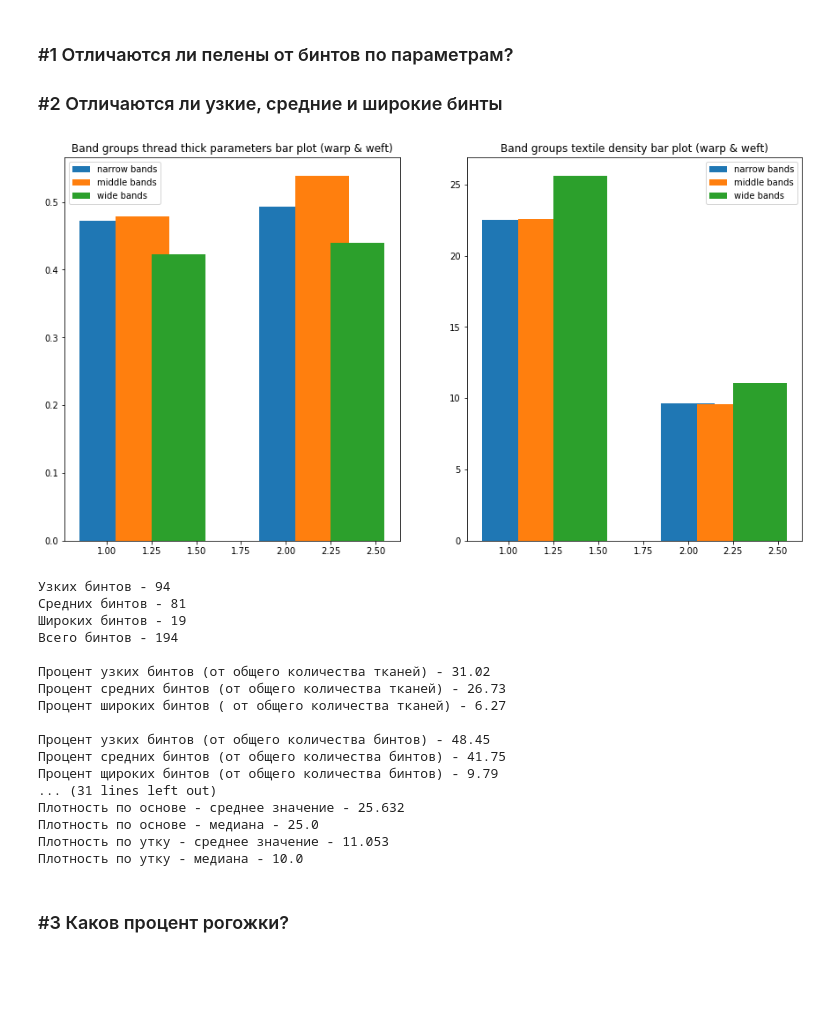
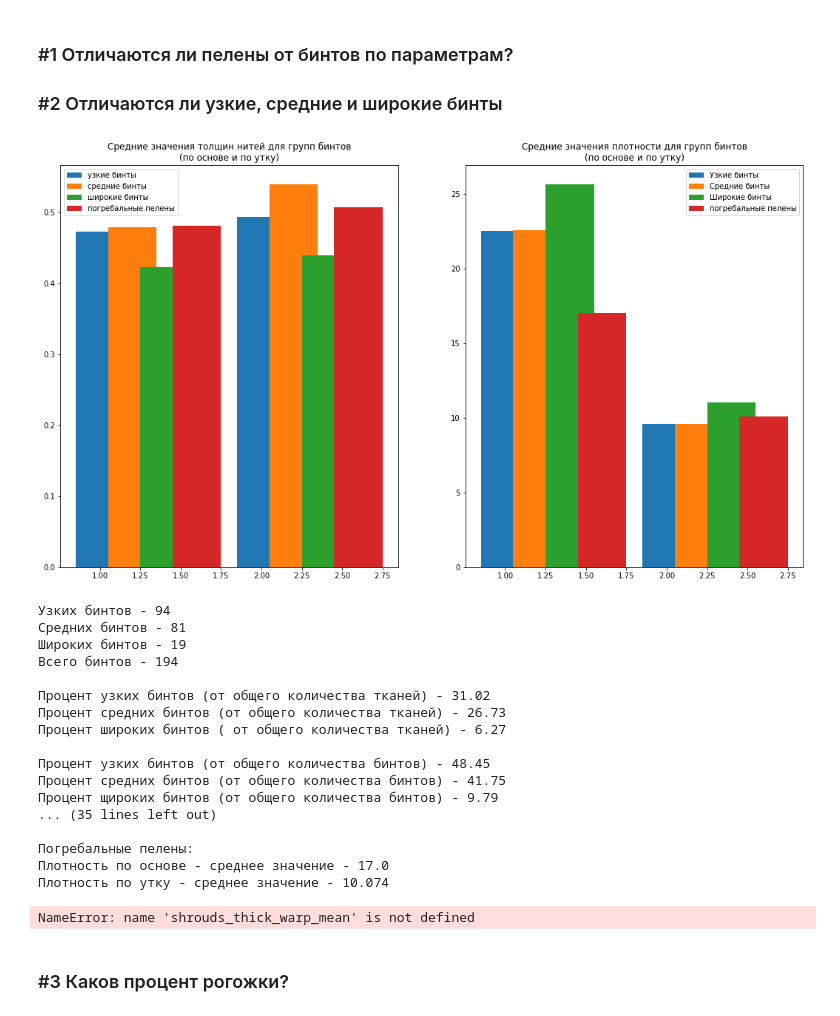
Before and after one commit to streltcov/textile_data, a Jupyter notebook: notebook.ipynb, the cells around one changed output. Cells and saved outputs as stored; diff of their text form; code cells hidden in the pictures; blank space fills up the shorter version.

Commit message:
bands and shrouds comparement

```diff
--- a/notebook.ipynb
+++ b/notebook.ipynb
@@ -702,6 +702,12 @@ wide_bands = textiles[textiles['type'] == 'w_band']
 
 # датафрейм - бинты всех типов;
 bands = pandas.concat([narrow_bands, middle_bands, wide_bands])
+
+########################################################################################################################
+
+shrouds = textiles[textiles['type'] == 'funeral_shroud']
+
+########################################################################################################################
 # %%
 # Проценты типов бинтов от общего количества тканей
 
@@ -767,20 +775,34 @@ wbands_weft_dens_mean = round(wide_bands['weft_dens'].mean(), 3)
 wbands_weft_dens_median = round(wide_bands['weft_dens'].median(), 3)
 
 ########################################################################################################################
+# %%
+
+########################################################################################################################
+
+#
+
+shrouds_thick_mean_warp = round(shrouds['warp_nominal'].mean(), 3)
+shrouds_thick_mean_weft = round(shrouds['weft_nominal'].mean(), 3)
+shrouds_dens_mean_warp = round(shrouds['warp_dens'].mean(), 3)
+shrouds_dens_mean_weft = round(shrouds['weft_dens'].mean(), 3)
+
+########################################################################################################################
 # %%
 
 # Парный график - толщины нитей и плотности тканей для групп бинтов
 
-ax, axes = pyplot.subplots(nrows=1, ncols=2, figsize=[15, 8])
-axes[0].set_title('Band groups thread thick parameters bar plot (warp & weft)')
-axes[0].bar((1, 2), (nbands_warp_thick_mean, nbands_weft_thick_mean), width=0.3, label='narrow bands')
-axes[0].bar((1.2, 2.2), (mbands_warp_thick_mean, mbands_weft_thick_mean), width=0.3, label='middle bands')
-axes[0].bar((1.4, 2.4), (wbands_warp_thick_mean, wbands_weft_thick_mean), width=0.3, label='wide bands')
+ax, axes = pyplot.subplots(nrows=1, ncols=2, figsize=[18, 10])
+axes[0].set_title('Средние значения толщин нитей для групп бинтов\n(по основе и по утку)')
+axes[0].bar((1, 2), (nbands_warp_thick_mean, nbands_weft_thick_mean), width=0.3, label='узкие бинты')
+axes[0].bar((1.2, 2.2), (mbands_warp_thick_mean, mbands_weft_thick_mean), width=0.3, label='средние бинты')
+axes[0].bar((1.4, 2.4), (wbands_warp_thick_mean, wbands_weft_thick_mean), width=0.3, label='широкие бинты')
+axes[0].bar((1.6, 2.6), (shrouds_thick_mean_warp, shrouds_thick_mean_weft), width=0.3, label='погребальные пелены')
 axes[0].legend()
-axes[1].set_title('Band groups textile density bar plot (warp & weft)')
-axes[1].bar((1, 2), (nbands_warp_dens_mean, nbands_weft_dens_mean), width=0.3, label='narrow bands')
-axes[1].bar((1.2, 2.2), (mbands_warp_dens_mean, mbands_weft_dens_mean), width=0.3, label='middle bands')
-axes[1].bar((1.4, 2.4), (wbands_warp_dens_mean, wbands_weft_dens_mean), width=0.3, label='wide bands')
+axes[1].set_title('Средние значения плотности для групп бинтов\n(по основе и по утку)')
+axes[1].bar((1, 2), (nbands_warp_dens_mean, nbands_weft_dens_mean), width=0.3, label='Узкие бинты')
+axes[1].bar((1.2, 2.2), (mbands_warp_dens_mean, mbands_weft_dens_mean), width=0.3, label='Средние бинты')
+axes[1].bar((1.4, 2.4), (wbands_warp_dens_mean, wbands_weft_dens_mean), width=0.3, label='Широкие бинты')
+axes[1].bar((1.6, 2.6), (shrouds_dens_mean_warp, shrouds_dens_mean_weft), width=0.3, label='погребальные пелены')
 axes[1].legend()
 print()
 print()
@@ -797,17 +819,25 @@ print("Широких бинтов - " + str(len(wide_bands)))
 print("Всего бинтов - " + str(len(bands)))
 print()
 
+########################################################################################################################
+
 print("Процент узких бинтов (от общего количества тканей) - " + str(narrow_bands_percent_textiles))
 print("Процент средних бинтов (от общего количества тканей) - " + str(middle_bands_percent_textiles))
 print("Процент широких бинтов ( от общего количества тканей) - " + str(wide_bands_percent_textiles))
+
+########################################################################################################################
 
 print()
 print("Процент узких бинтов (от общего количества бинтов) - " + str(narrow_bands_percent_bands))
 print("Процент средних бинтов (от общего количества бинтов) - " + str(middle_bands_percent_bands))
 print("Процент щироких бинтов (от общего количества бинтов) - " + str(wide_bands_percent_bands))
 
+########################################################################################################################
+
 print()
 print("Процент бинтов (от общего количества тканей) - " + str(bands_percent))
+
+########################################################################################################################
 
 print()
 print("Узкие бинты:")
@@ -818,34 +848,49 @@ print("Толщина по утку - медиана - " + str(nbands_weft_thick
 print()
 print("Плотность по основе - среднее значение - " + str(nbands_warp_dens_mean))
 print("Плотность по основе - медиана - " + str(nbands_warp_dens_median))
 print("Плотность по утку - среднее значение - " + str(nbands_weft_dens_mean))
 print("Плотность по утку - медиана - " + str(nbands_weft_dens_median))
 
+########################################################################################################################
+
 print()
 print("Средние бинты:")
 print("Толщина по основе - среднее значение - " + str(mbands_warp_thick_mean))
 print("Толщина по основе - медиана - " + str(mbands_warp_thick_median))
 print("Толщина по утку - среднее значение - " + str(mbands_weft_thick_mean))
 print("Толщина по утку - медиана - " + str(mbands_weft_thick_median))
 print()
 print("Плотность по основе - среднее значение - " + str(mbands_warp_dens_mean))
 print("Плотность по основе - медиана - " + str(mbands_warp_dens_median))
 print("Плотность по утку - среднее значение - " + str(mbands_weft_dens_mean))
 print("Плотность по утку - медиана - " + str(mbands_weft_dens_median))
 
+########################################################################################################################
+
 print()
 print("Широкие бинты:")
 print("Толщина по основе - среднее значение - " + str(wbands_warp_thick_mean))
 print("Толщина по основе - медиана - " + str(wbands_warp_thick_median))
 print("Толщина по утку - среднее значение - " + str(wbands_weft_thick_mean))
 print("Толщина по утку - медиана - " + str(wbands_weft_thick_median))
 print()
 print("Плотность по основе - среднее значение - " + str(wbands_warp_dens_mean))
 print("Плотность по основе - медиана - " + str(wbands_warp_dens_median))
 print("Плотность по утку - среднее значение - " + str(wbands_weft_dens_mean))
 print("Плотность по утку - медиана - " + str(wbands_weft_dens_median))
+
+########################################################################################################################
+
+print()
+print("Погребальные пелены:")
+print("Плотность по основе - среднее значение - " + str(shrouds_dens_mean_warp))
+print("Плотность по утку - среднее значение - " + str(shrouds_dens_mean_weft))
+print("Толщина нити по основе - среднее значение - " + str(shrouds_thick_mean_warp))
+print("Толщина нити по утку - среднее значение - " + str(shrouds_thick_mean_weft))
+
+########################################################################################################################
 # %% [output]
-[figure, old version]
+[figure, new version]
 Узких бинтов - 94
 Средних бинтов - 81
 Широких бинтов - 19
@@ -858,11 +903,12 @@ print("Плотность по утку - медиана - " + str(wbands_weft_d
 Процент узких бинтов (от общего количества бинтов) - 48.45
 Процент средних бинтов (от общего количества бинтов) - 41.75
 Процент щироких бинтов (от общего количества бинтов) - 9.79
-... (31 lines left out)
-Плотность по основе - среднее значение - 25.632
-Плотность по основе - медиана - 25.0
-Плотность по утку - среднее значение - 11.053
-Плотность по утку - медиана - 10.0
+... (35 lines left out)
+
+Погребальные пелены:
+Плотность по основе - среднее значение - 17.0
+Плотность по утку - среднее значение - 10.074
+NameError: name 'shrouds_thick_warp_mean' is not defined
 # %% [markdown]
 ### #3 Каков процент рогожки?
 # %% [markdown]
```
Also changed, not shown: parts of 2 cells of this notebook, 5 other files.
